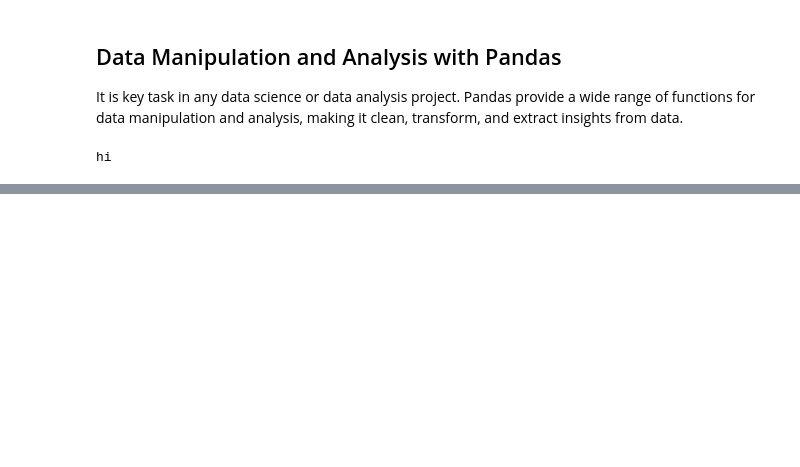
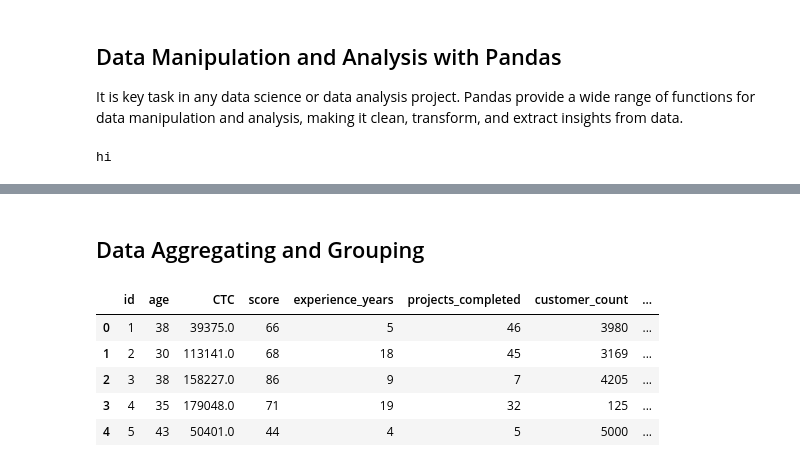
Before and after one commit to guptapiyush592k/Learning-AI, a Jupyter notebook: Python/data_manipulation.ipynb, the cells around one changed output, grey strips where cells are left out. Saved outputs shown, nothing was run; the diff lists cells and outputs as text; code cells hidden in the pictures; blank space fills up the shorter version.

Commit message:
some more data manupulation

```diff
--- a/Python/data_manipulation.ipynb
+++ b/Python/data_manipulation.ipynb
@@ -210,0 +211,11 @@ df.head()
+# %% [markdown]
+## Data Aggregating and Grouping
+# %%
+df.head()
+# %% [output]
+|  | id | age | CTC | score | experience_years | projects_completed | customer_count | ... |
+| 0 | 1 | 38 | 39375.0 | 66 | 5 | 46 | 3980 | ... |
+| 1 | 2 | 30 | 113141.0 | 68 | 18 | 45 | 3169 | ... |
+| 2 | 3 | 38 | 158227.0 | 86 | 9 | 7 | 4205 | ... |
+| 3 | 4 | 35 | 179048.0 | 71 | 19 | 32 | 125 | ... |
+| 4 | 5 | 43 | 50401.0 | 44 | 4 | 5 | 5000 | ... |
```
Also changed, not shown: parts of 26 cells of this notebook.
